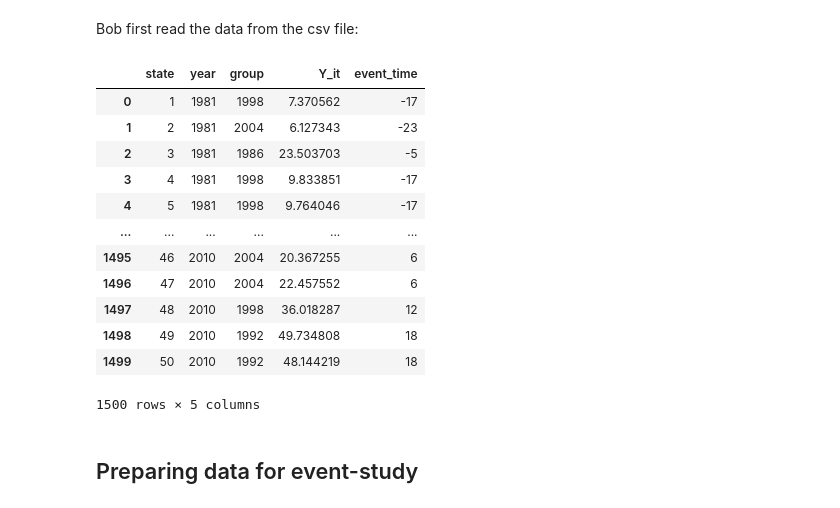
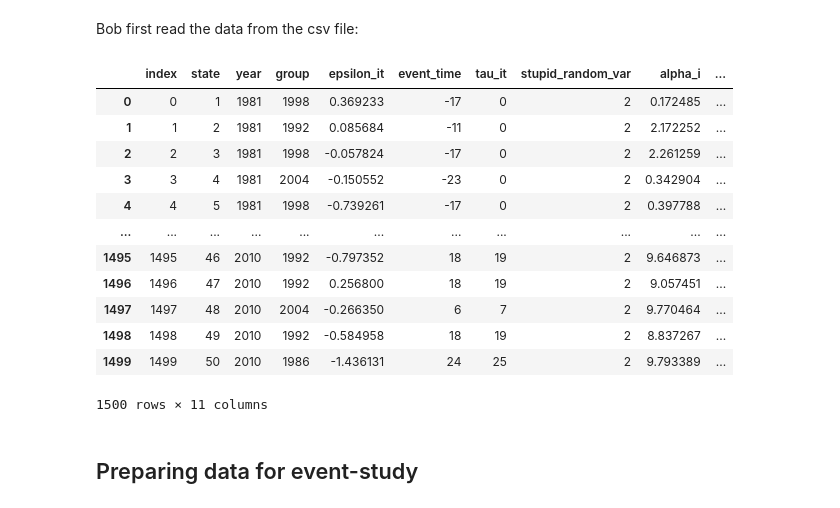
Before and after one commit to energy-policy-institute-uchicago/RP-orientation-2022, a Jupyter notebook: Intro to Python/Pandas.ipynb, the cells around one changed output. Cells and saved outputs as stored; diff of their text form; code cells hidden in the pictures.

```diff
--- a/Intro to Python/Pandas.ipynb
+++ b/Intro to Python/Pandas.ipynb
@@ -373,23 +391,23 @@ df.to_csv("data.csv")
 # %% [markdown]
 Bob first read the data from the csv file:
 # %%
-df = pd.read_csv("data.csv", index_col=0)
+df = pd.read_stata("data.dta")
 df["event_time"] = df["year"] - df["group"]
 df
 # %% [output]
-|  | state | year | group | Y_it | event_time |
-| 0 | 1 | 1981 | 1998 | 7.370562 | -17 |
-| 1 | 2 | 1981 | 2004 | 6.127343 | -23 |
-| 2 | 3 | 1981 | 1986 | 23.503703 | -5 |
-| 3 | 4 | 1981 | 1998 | 9.833851 | -17 |
-| 4 | 5 | 1981 | 1998 | 9.764046 | -17 |
-| ... | ... | ... | ... | ... | ... |
-| 1495 | 46 | 2010 | 2004 | 20.367255 | 6 |
-| 1496 | 47 | 2010 | 2004 | 22.457552 | 6 |
-| 1497 | 48 | 2010 | 1998 | 36.018287 | 12 |
-| 1498 | 49 | 2010 | 1992 | 49.734808 | 18 |
-| 1499 | 50 | 2010 | 1992 | 48.144219 | 18 |
+|  | index | state | year | group | epsilon_it | event_time | tau_it | stupid_random_var | alpha_i | ... |
+| 0 | 0 | 1 | 1981 | 1998 | 0.369233 | -17 | 0 | 2 | 0.172485 | ... |
+| 1 | 1 | 2 | 1981 | 1992 | 0.085684 | -11 | 0 | 2 | 2.172252 | ... |
+| 2 | 2 | 3 | 1981 | 1998 | -0.057824 | -17 | 0 | 2 | 2.261259 | ... |
+| 3 | 3 | 4 | 1981 | 2004 | -0.150552 | -23 | 0 | 2 | 0.342904 | ... |
+| 4 | 4 | 5 | 1981 | 1998 | -0.739261 | -17 | 0 | 2 | 0.397788 | ... |
+| ... | ... | ... | ... | ... | ... | ... | ... | ... | ... | ... |
+| 1495 | 1495 | 46 | 2010 | 1992 | -0.797352 | 18 | 19 | 2 | 9.646873 | ... |
+| 1496 | 1496 | 47 | 2010 | 1992 | 0.256800 | 18 | 19 | 2 | 9.057451 | ... |
+| 1497 | 1497 | 48 | 2010 | 2004 | -0.266350 | 6 | 7 | 2 | 9.770464 | ... |
+| 1498 | 1498 | 49 | 2010 | 1992 | -0.584958 | 18 | 19 | 2 | 8.837267 | ... |
+| 1499 | 1499 | 50 | 2010 | 1986 | -1.436131 | 24 | 25 | 2 | 9.793389 | ... |
-1500 rows × 5 columns
+1500 rows × 11 columns
 # %% [markdown]
 ## Preparing data for event-study
 # %% [markdown]
```
Also changed, not shown: parts of 17 cells of this notebook, 14 other files.
